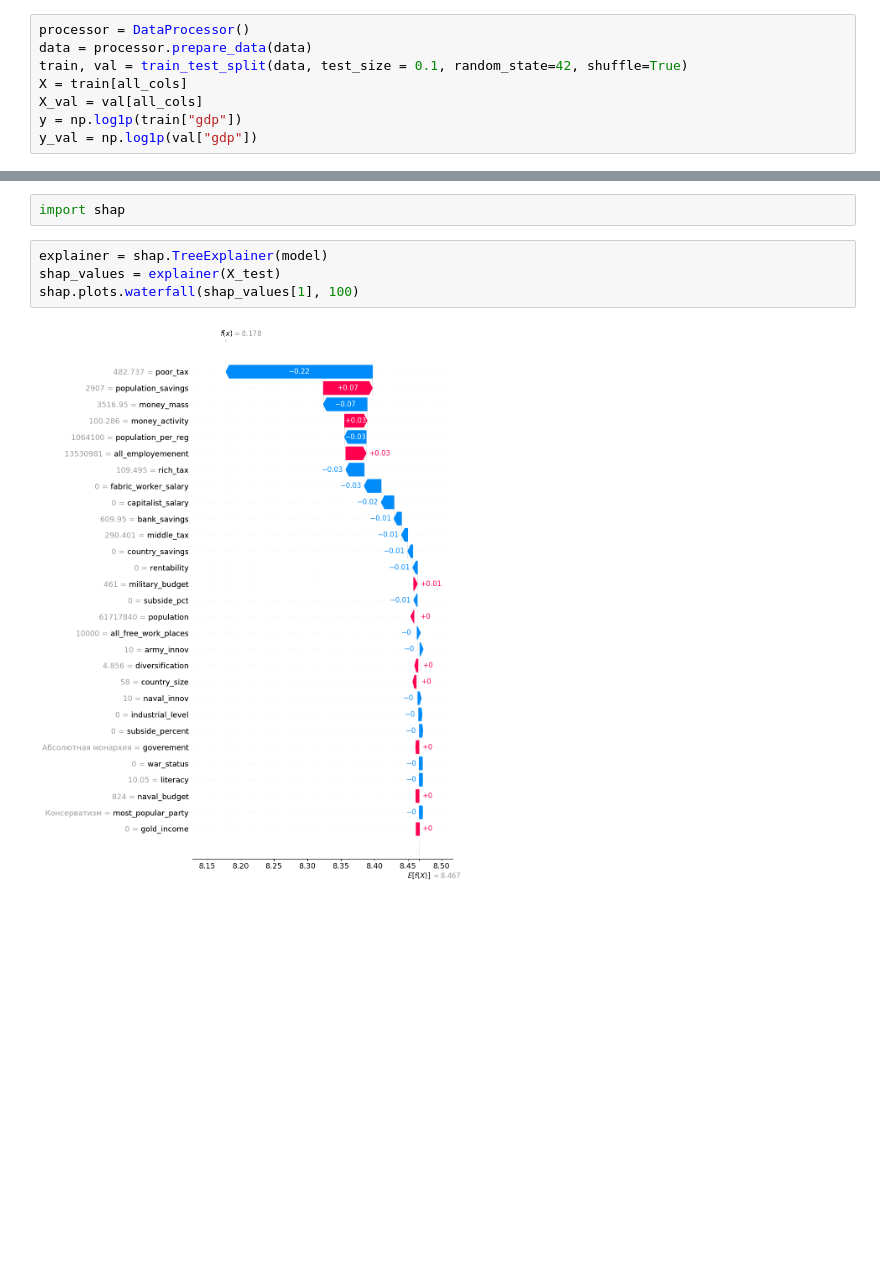
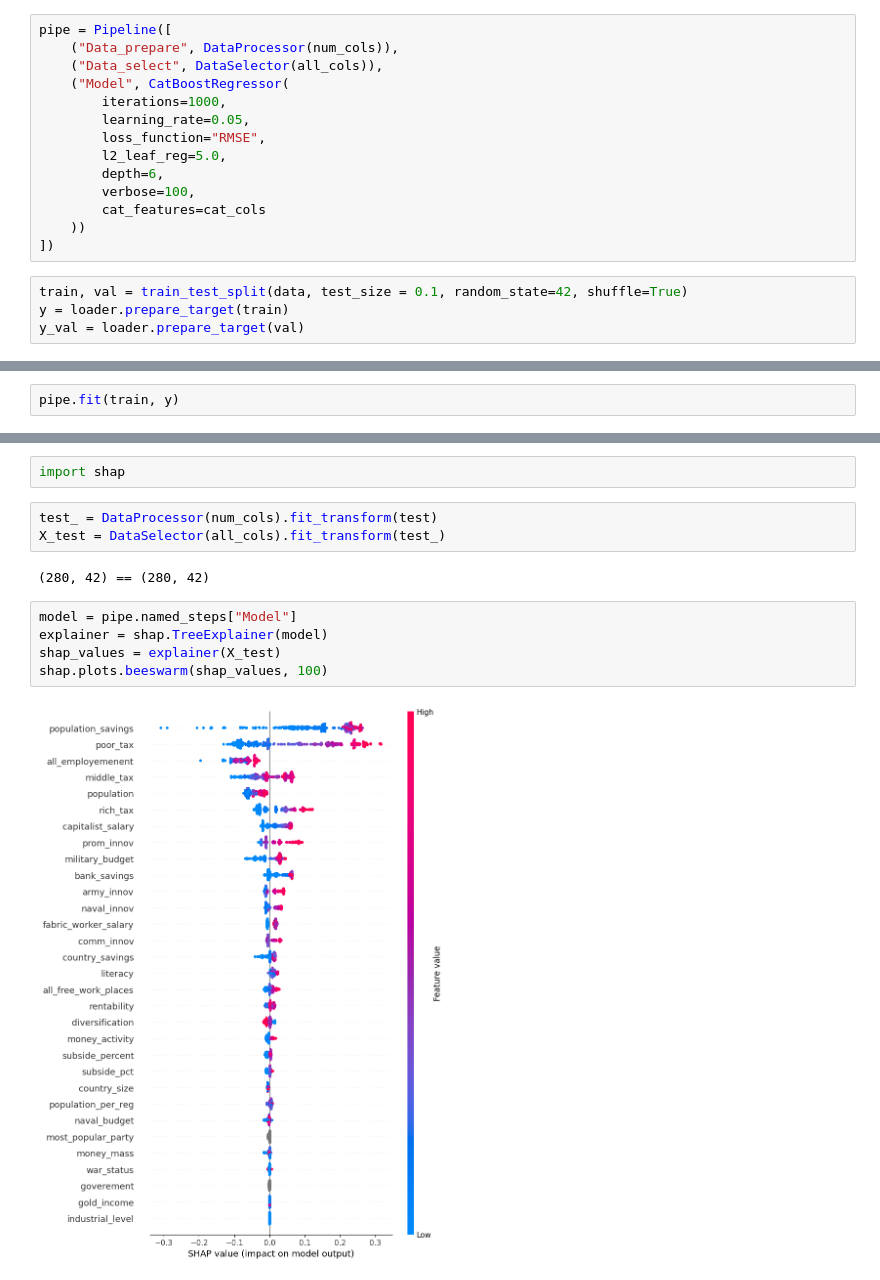
Before and after one commit to max12G/vic2-save, a Jupyter notebook: model/training.ipynb, the cells around one changed output, grey strips where cells are left out. Saved outputs shown, nothing was run; the diff lists cells and outputs as text; blank space fills up the shorter version.

```diff
--- a/model/training.ipynb
+++ b/model/training.ipynb
@@ -62,8 +77,18 @@ array([11441., 11504., 11708., ...,  9898., 10991., 11752.], shape=(1439,))
+# %%
+pipe = Pipeline([
+    ("Data_prepare", DataProcessor(num_cols)),
+    ("Data_select", DataSelector(all_cols)),
+    ("Model", CatBoostRegressor(
+        iterations=1000,
+        learning_rate=0.05,
+        loss_function="RMSE",
+        l2_leaf_reg=5.0,
+        depth=6,
+        verbose=100,
+        cat_features=cat_cols
+    ))
+])
 # %%
-processor = DataProcessor()
-data = processor.prepare_data(data)
 train, val = train_test_split(data, test_size = 0.1, random_state=42, shuffle=True)
-X = train[all_cols]
-X_val = val[all_cols]
-y = np.log1p(train["gdp"])
-y_val = np.log1p(val["gdp"])
+y = loader.prepare_target(train)
+y_val = loader.prepare_target(val)
@@ -85,0 +110,2 @@ CatBoostError: catboost/libs/metrics/metric.cpp:7032: metric/loss-function RMSE
+# %%
+pipe.fit(train, y)
@@ -108,8 +164,14 @@ plt.show()
 # %%
 import shap
+# %%
+test_ = DataProcessor(num_cols).fit_transform(test)
+X_test = DataSelector(all_cols).fit_transform(test_)
+# %% [output]
+(280, 42) == (280, 42)
 # %%
+model = pipe.named_steps["Model"]
 explainer = shap.TreeExplainer(model)
 shap_values = explainer(X_test)
-shap.plots.waterfall(shap_values[1], 100)
+shap.plots.beeswarm(shap_values, 100)
 # %% [output]
-[figure, old version]
+[figure, new version]
```
Also changed, not shown: parts of 15 cells of this notebook, 2 other files.
